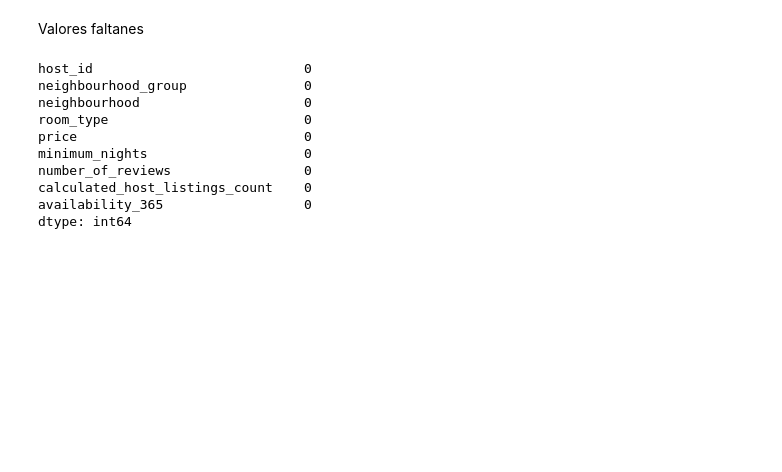
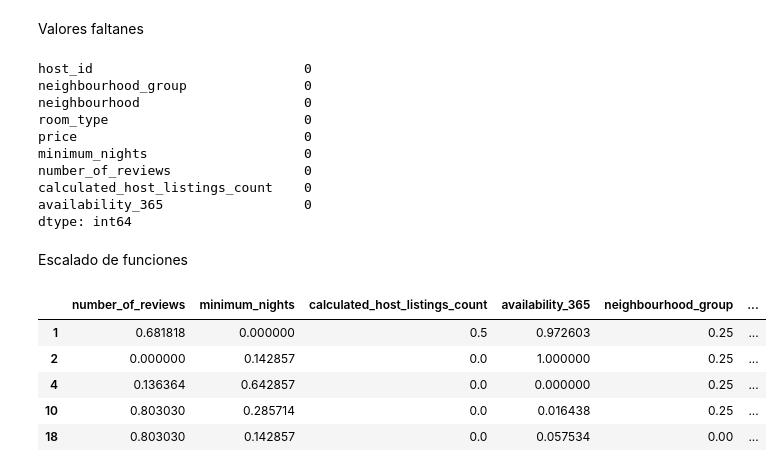
Before and after one commit to 4GeeksAcademy/0204machine-learning-python-template, a Jupyter notebook: src/explore.ipynb, the cells around one changed output. Drawn from its saved outputs; the diff is of its cells as text; code cells hidden in the pictures; blank space fills up the shorter version.

```diff
--- a/src/explore.ipynb
+++ b/src/explore.ipynb
@@ -485,3 +485,22 @@ number_of_reviews                 0
 calculated_host_listings_count    0
 availability_365                  0
 dtype: int64
+# %% [markdown]
+Escalado de funciones
+# %%
+from sklearn.preprocessing import MinMaxScaler
+
+num_variables = ["number_of_reviews", "minimum_nights", "calculated_host_listings_count",
+                 "availability_365", "neighbourhood_group", "room_type"]
+scaler = MinMaxScaler()
+scal_features = scaler.fit_transform(dt[num_variables])
+df_scal = pd.DataFrame(scal_features, index = dt.index, columns = num_variables)
+df_scal["price"] = dt["price"]
+df_scal.head()
+# %% [output]
+|  | number_of_reviews | minimum_nights | calculated_host_listings_count | availability_365 | neighbourhood_group | ... |
+| 1 | 0.681818 | 0.000000 | 0.5 | 0.972603 | 0.25 | ... |
+| 2 | 0.000000 | 0.142857 | 0.0 | 1.000000 | 0.25 | ... |
+| 4 | 0.136364 | 0.642857 | 0.0 | 0.000000 | 0.25 | ... |
+| 10 | 0.803030 | 0.285714 | 0.0 | 0.016438 | 0.25 | ... |
+| 18 | 0.803030 | 0.142857 | 0.0 | 0.057534 | 0.00 | ... |
```
Also changed, not shown: parts of 3 cells of this notebook, 2 other files.
